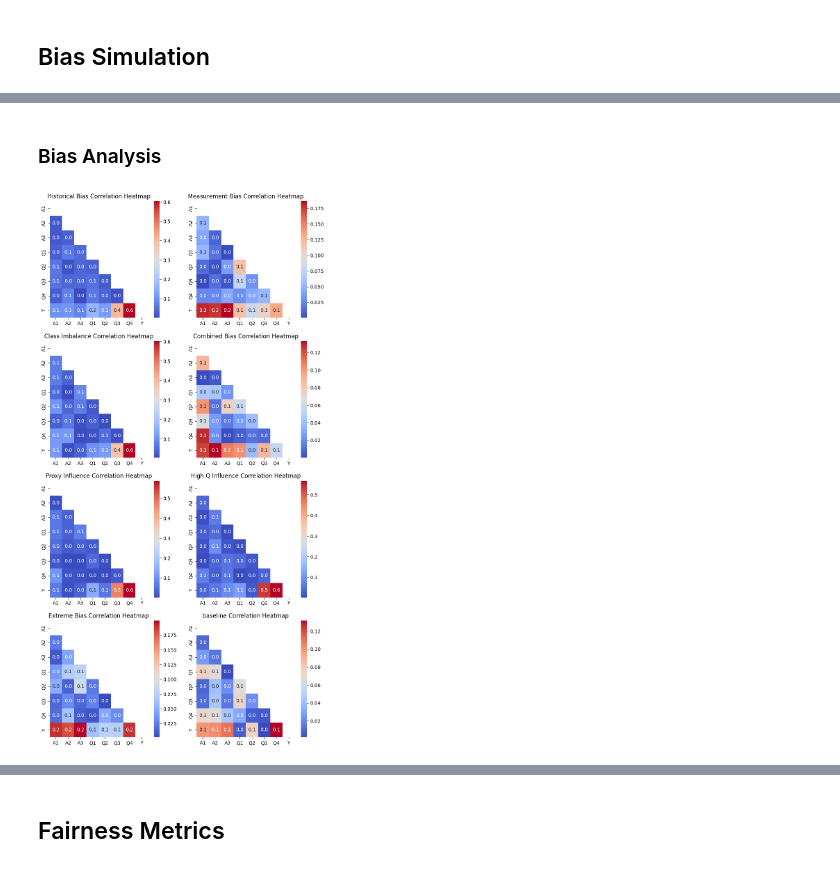
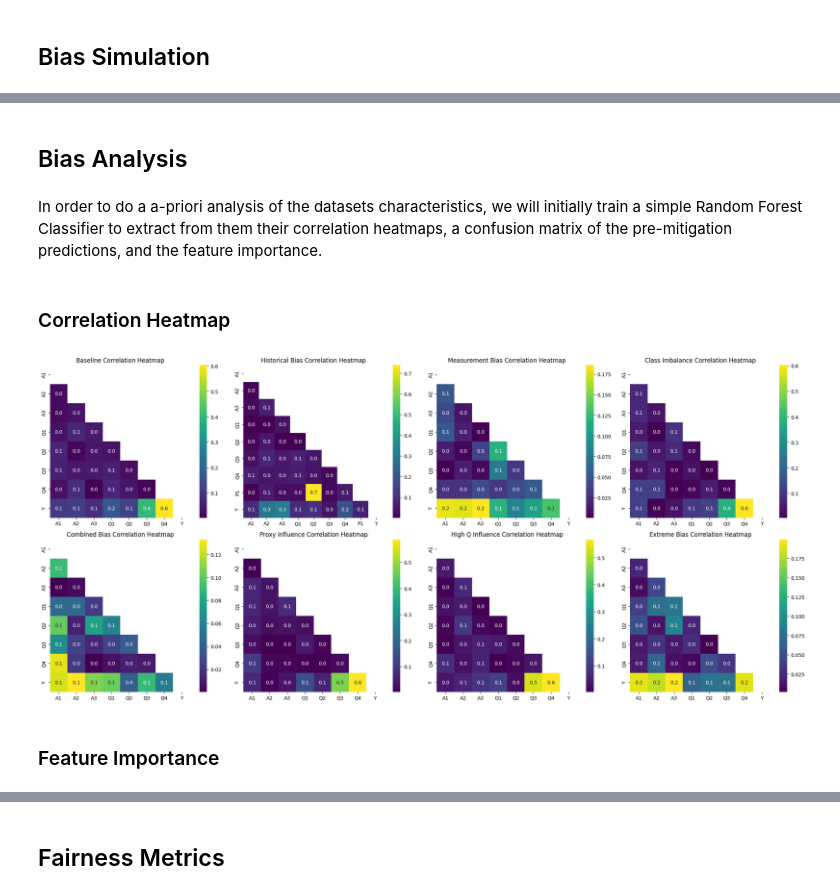
Before and after one commit to PRCSousa/Tabular-Bias-Simulation-And-Mitigation, a Jupyter notebook: main.ipynb, the cells around one changed output, grey strips where cells are left out. Saved outputs shown, nothing was run; the diff lists cells and outputs as text; code cells hidden in the pictures.

```diff
--- a/main.ipynb
+++ b/main.ipynb
@@ -73,12 +75,12 @@ By adjusting the parameters βh, βm, and Pu, we can simulate various types of b
 def create_synth(var_config):
     dim = var_config.get('dim')
 
-    thr_supp = 1  # Threshold correlation for discarding features too correlated with sensitive attributes
+    thr_supp = 1  # Threshold correlation for discarding features too correlated with sensitive attributes (unused)
 
     task_type = var_config.get('task_type', 'classification')
     num_classes = var_config.get('num_classes', 2)  # Default to binary classification
 
-    sy = 1  # Standard deviation of the noise of Y
+    sy = var_config.get('sy', 1)
 
     # Values to generate R (Primary Variable)
     R_config = var_config.get('R', [{}])[0]
@@ -187,6 +189,7 @@ def create_synth(var_config):
     data = {'R': R, 'Y': y, 'Y_real': y_real}
     data.update(A_vars)
     data.update(Q_vars)
+    data.update(P_vars)
 
     dtf = pd.DataFrame(data)
 
@@ -483,7 +487,9 @@ datasets['baseline'] = {
 # %% [markdown]
-### Bias Analysis
+## Bias Analysis
 # %%
 bias_analysis_results = {}
+# %% [markdown]
+In order to do a a-priori analysis of the datasets characteristics, we will initially train a simple Random Forest Classifier to extract from them their correlation heatmaps, a confusion matrix of the pre-mitigation predictions, and the feature importance.
 # %%
 for i, setting_name in enumerate(datasets.keys()):
     y_test = datasets[setting_name]['y_test']
@@ -531,20 +537,26 @@ for i, setting_name in enumerate(datasets.keys()):
         'permutation_importance': perm_importance_df,
         'class_imbalance': class_imbalance
     }
+# %% [markdown]
+### Correlation Heatmap
 # %%
-fig, axs = plt.subplots(4, 2, figsize=(10, 20))
+fig, axs = plt.subplots(2, 4, figsize=(22, 10))
 axs = axs.flatten()
 
 for i, setting_name in enumerate(bias_analysis_results.keys()):
     corr = bias_analysis_results[setting_name]['correlation_heatmap']
     corr = corr.abs()
 
     mask = np.triu(np.ones_like(corr, dtype=bool))
 
-    sns.heatmap(corr, ax=axs[i], cmap='coolwarm', mask=mask, annot=True, fmt=".1f")
+    sns.heatmap(corr, ax=axs[i], cmap='viridis', mask=mask, annot=True, fmt=".1f")
     axs[i].set_title(f'{setting_name} Correlation Heatmap')
 
+plt.tight_layout()
 plt.show()
+fig.savefig('imgs\correlation.png', transparent=True)
 # %% [output]
-[figure, old version]
+[figure, new version]
+# %% [markdown]
+### Feature Importance
 # %%
```
Also changed, not shown: parts of 29 cells of this notebook, 2 other files.
